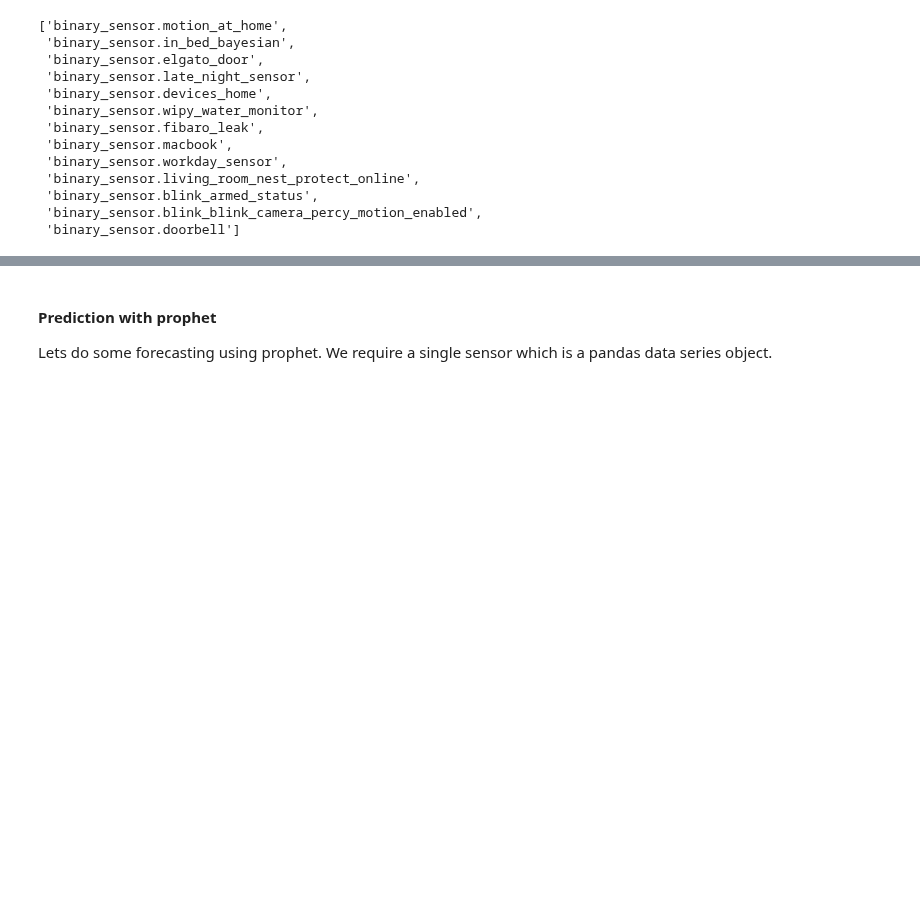
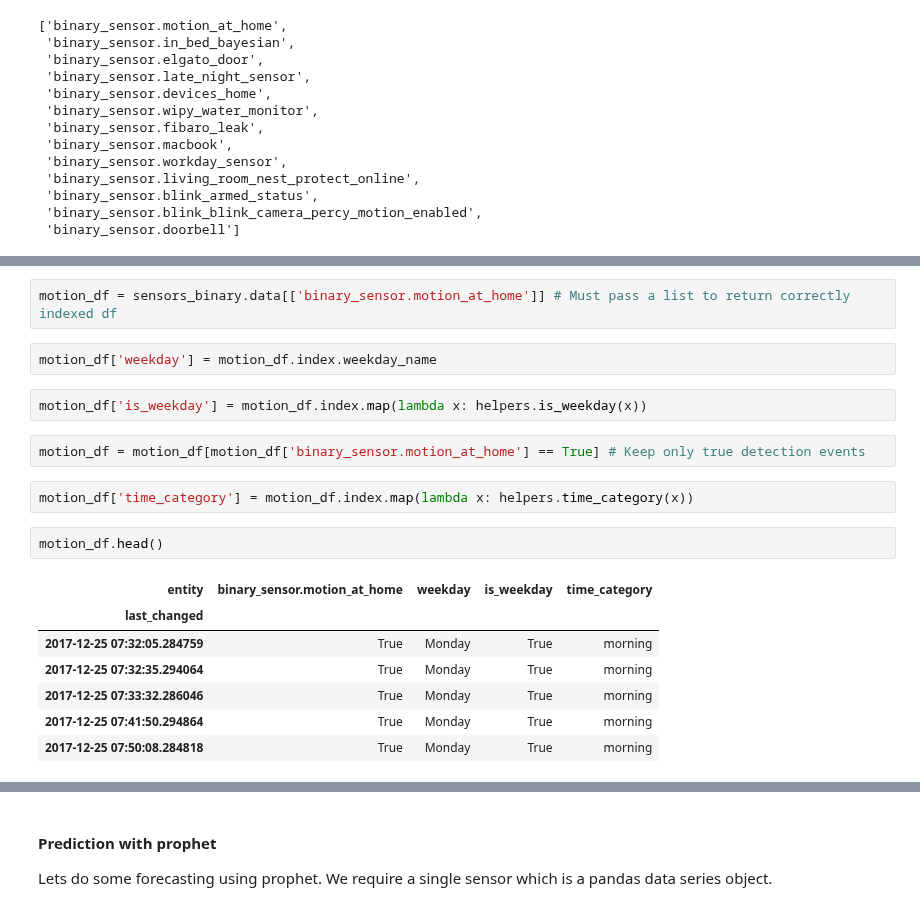
Before and after one commit to robmarkcole/HASS-data-detective, a Jupyter notebook: Usage of detective.ipynb, the cells around one changed output, grey strips where cells are left out. Cells and saved outputs as stored; diff of their text form; blank space fills up the shorter version.

```diff
--- a/Usage of detective.ipynb
+++ b/Usage of detective.ipynb
@@ -131,0 +149,20 @@ sensors_binary.entities
+# %%
+motion_df = sensors_binary.data[['binary_sensor.motion_at_home']] # Must pass a list to return correctly indexed df
+# %%
+motion_df['weekday'] = motion_df.index.weekday_name
+# %%
+motion_df['is_weekday'] = motion_df.index.map(lambda x: helpers.is_weekday(x))
+# %%
+motion_df = motion_df[motion_df['binary_sensor.motion_at_home'] == True] # Keep only true detection events
+# %%
+motion_df['time_category'] = motion_df.index.map(lambda x: helpers.time_category(x))
+# %%
+motion_df.head()
+# %% [output]
+| entity | binary_sensor.motion_at_home | weekday | is_weekday | time_category |
+| last_changed |  |  |  |  |
+| 2017-12-25 07:32:05.284759 | True | Monday | True | morning |
+| 2017-12-25 07:32:35.294064 | True | Monday | True | morning |
+| 2017-12-25 07:33:32.286046 | True | Monday | True | morning |
+| 2017-12-25 07:41:50.294864 | True | Monday | True | morning |
+| 2017-12-25 07:50:08.284818 | True | Monday | True | morning |
```
Also changed, not shown: parts of 10 cells of this notebook, 3 other files.
